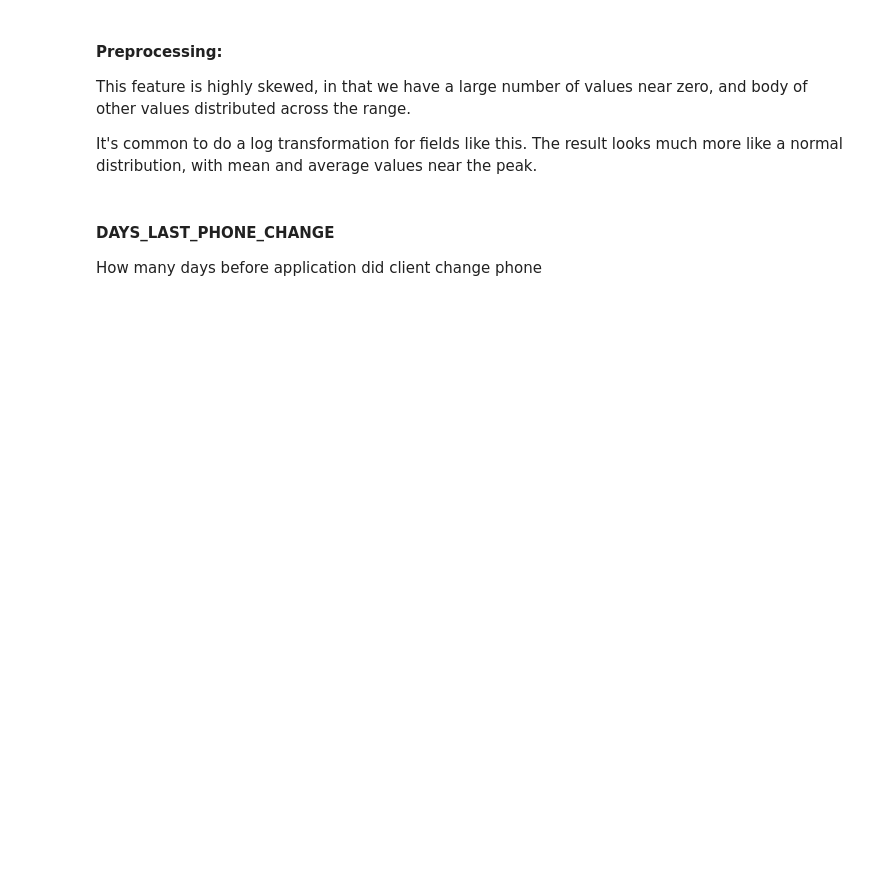
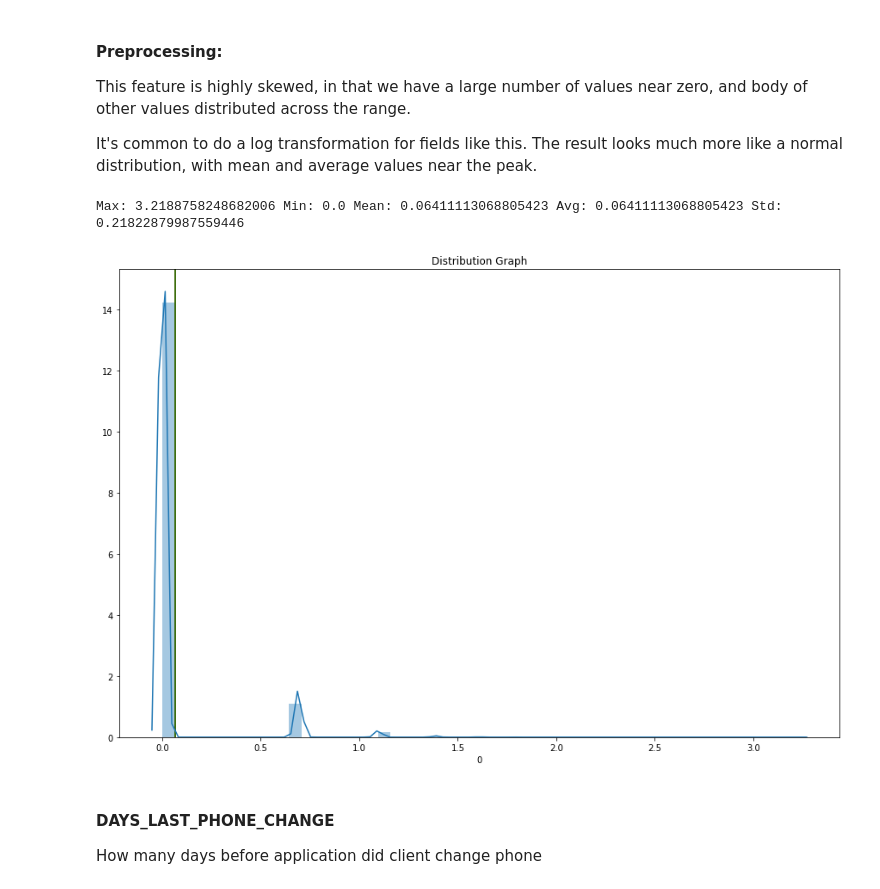
Before and after one commit to clarkje/machine-learning, a Jupyter notebook: projects/capstone/Data Exploration - Application Data.ipynb, the cells around one changed output. Cells and saved outputs as stored; diff of their text form; code cells hidden in the pictures; blank space fills up the shorter version.

```diff
--- a/projects/capstone/Data Exploration - Application Data.ipynb
+++ b/projects/capstone/Data Exploration - Application Data.ipynb
@@ -764,16 +1017,19 @@ It's common to do a log transformation for fields like this. The result looks mu
 # %%
 # We need it to be a DataFrame column
 def_60 = pd.DataFrame(data=def_60)
 
 # Select the column in the DataFrame with the actual data
 def_60 = def_60[0]
 
 def_60_transformed = def_60.apply(lambda x: np.log(x + 1))
 
 #visualize the new distribution
 explore_numeric(def_60_transformed)
 
-log_transform_features.append('DEF_60_CNT_SOCIAL_CIRCLE_TRANSFORMED')
+log_transform_features.append('DEF_60_CNT_SOCIAL_CIRCLE')
+# %% [output]
+Max: 3.2188758248682006 Min: 0.0 Mean: 0.06411113068805423 Avg: 0.06411113068805423 Std: 0.21822879987559446
+[figure, added]
 # %% [markdown]
 #### DAYS_LAST_PHONE_CHANGE
 How many days before application did client change phone
```
Also changed, not shown: parts of 60 cells of this notebook, 4 other files.
